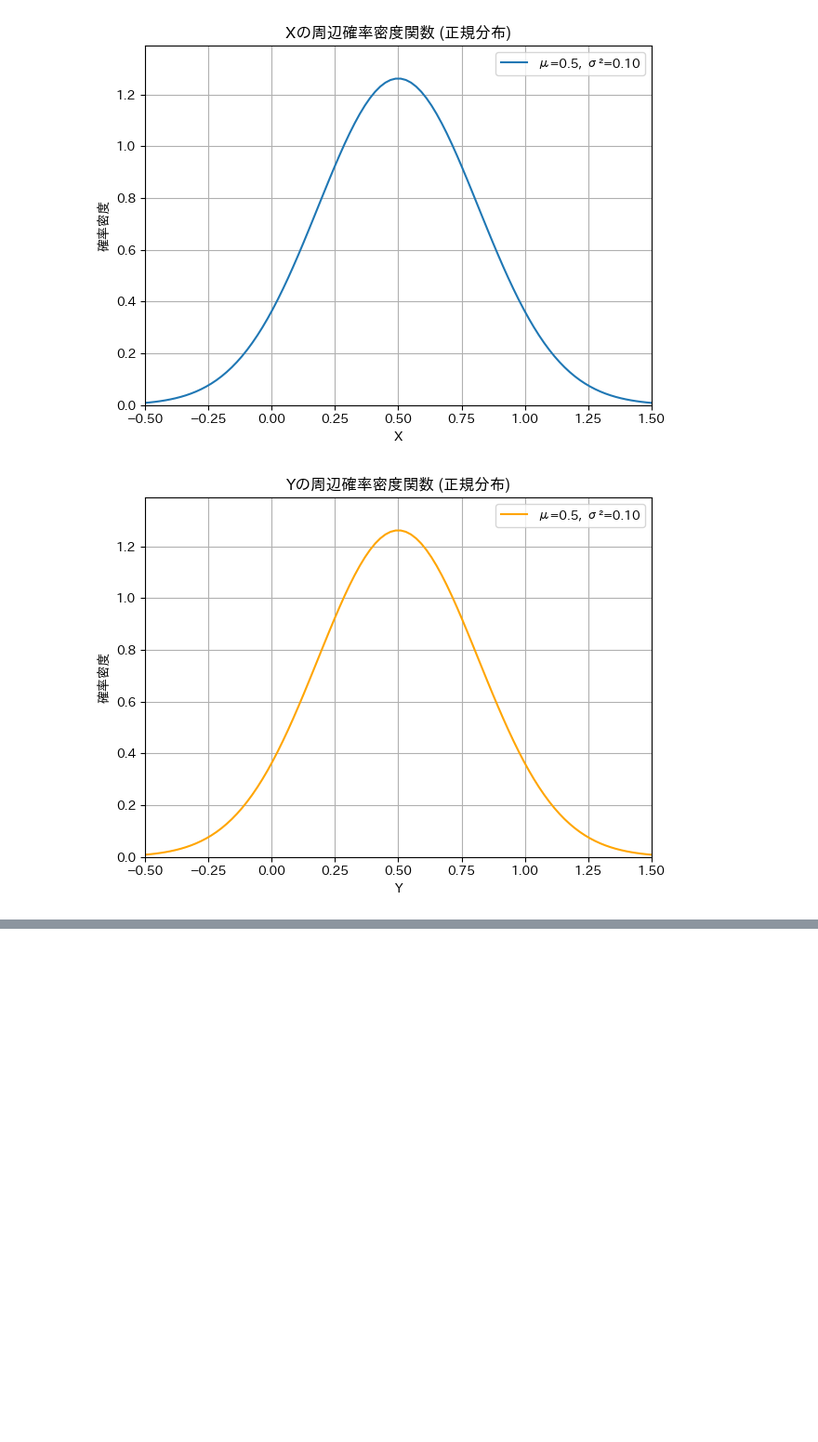
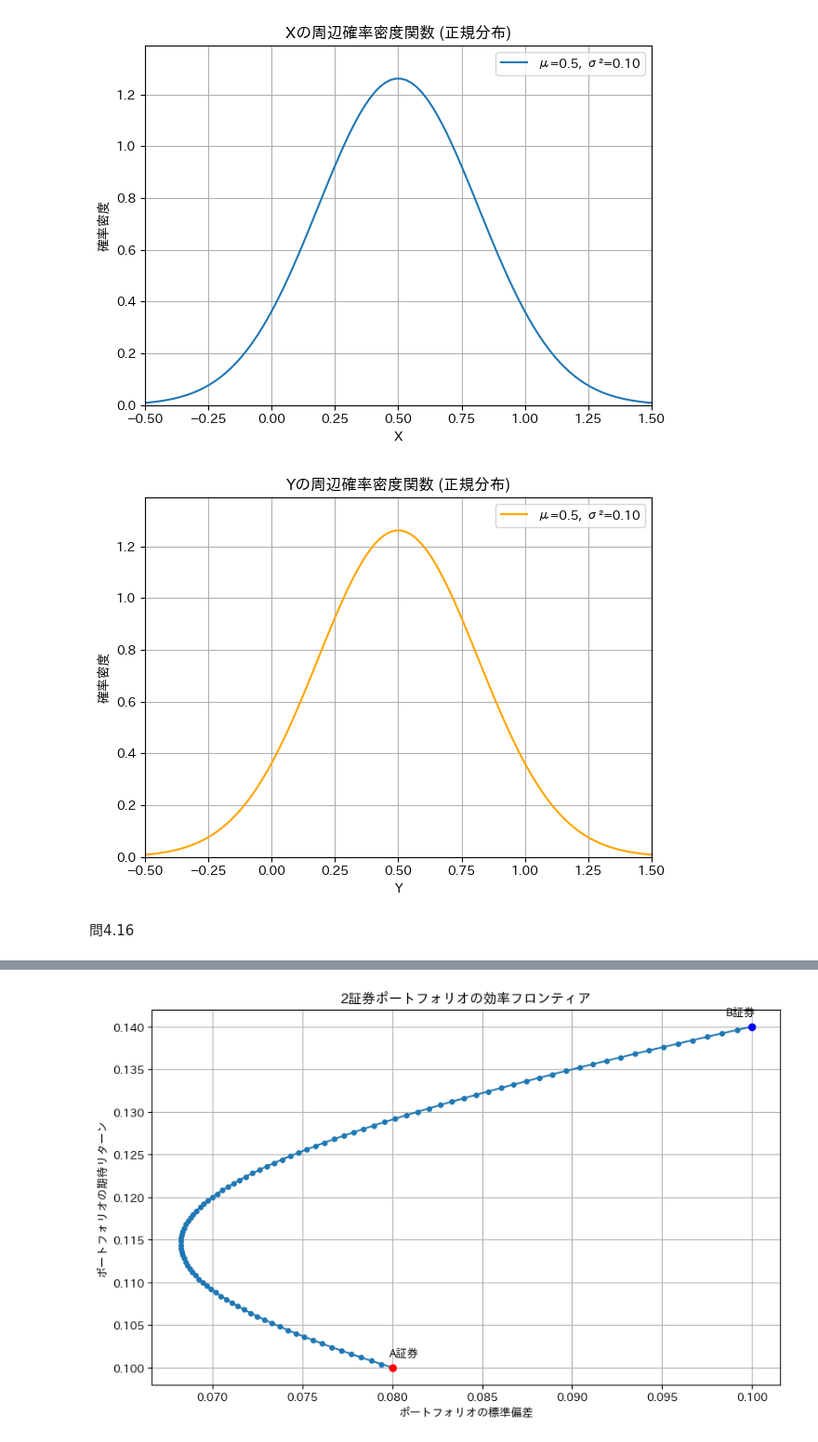
Before and after one commit to Hideki-Iwaki-TUS/FinancialMath, a Jupyter notebook: FinancialMath2.ipynb, the cells around one changed output, grey strips where cells are left out. Shown at 93% size. Cells and saved outputs as stored; diff of their text form; code cells hidden in the pictures; blank space fills up the shorter version.

```diff
--- a/FinancialMath2.ipynb
+++ b/FinancialMath2.ipynb
@@ -465,3 +466,56 @@ plt.show()
 # %% [output]
 [figure]
 [figure]
+# %% [markdown]
+問4.16
+# %%
+# prompt: A証券の投資収益率の期待値=10%，標準偏差=8%，B証券の投資収益率の期待値=14%，標準偏差=10%，A証券とB証券の投資収益率の相関係数=0.2%とする．このとき，A証券とB証券の2証券からなるポートフォリオにおいて，A証券の組み入れ比率を0%から100%まで変化させたときの，ポートフォリオ投資収益率の（標準偏差，期待値）のグラフを作成して下さい．
+
+!pip install japanize-matplotlib
+
+import japanize_matplotlib
+import numpy as np
+import matplotlib.pyplot as plt
+
+# A証券とB証券のパラメータ
+expected_return_a = 0.10    # 10%
+std_dev_a = 0.08            # 8%
+expected_return_b = 0.14    # 14%
+std_dev_b = 0.10            # 10%
+correlation_ab = 0.2      # 0.2% (注意: 相関係数は通常 -1 から 1 の範囲です。0.2%は0.002として扱います)
+
+# 相関係数から共分散を計算
+covariance_ab = correlation_ab * std_dev_a * std_dev_b
+
+# A証券の組み入れ比率を0%から100%まで変化させる
+# 100分割で計算してみる
+weights_a = np.linspace(0, 1, 101)
+weights_b = 1 - weights_a
+
+# ポートフォリオの期待リターンと標準偏差を計算
+portfolio_returns = weights_a * expected_return_a + weights_b * expected_return_b
+portfolio_variances = (weights_a**2 * std_dev_a**2 +
+                       weights_b**2 * std_dev_b**2 +
+                       2 * weights_a * weights_b * covariance_ab)
+portfolio_std_devs = np.sqrt(portfolio_variances)
+
+# グラフの作成
+plt.figure(figsize=(10, 6))
+plt.plot(portfolio_std_devs, portfolio_returns, marker='o', markersize=4)
+
+# グラフのタイトルとラベルを設定
+plt.title('2証券ポートフォリオの効率フロンティア')
+plt.xlabel('ポートフォリオの標準偏差')
+plt.ylabel('ポートフォリオの期待リターン')
+plt.grid(True)
+
+# 各証券の位置に注釈を追加
+plt.annotate('A証券', (std_dev_a, expected_return_a), textcoords="offset points", xytext=(10,10), ha='center')
+plt.annotate('B証券', (std_dev_b, expected_return_b), textcoords="offset points", xytext=(-10,10), ha='center')
+plt.plot(std_dev_a, expected_return_a, 'ro') # A証券の位置を赤丸でプロット
+plt.plot(std_dev_b, expected_return_b, 'bo') # B証券の位置を青丸でプロット
+
+
+# グラフを表示
+plt.show()
+# %% [output]
@@ -467,0 +539 @@ plt.show()
+[figure, added]
```
Also changed, not shown: parts of 2 cells of this notebook.
